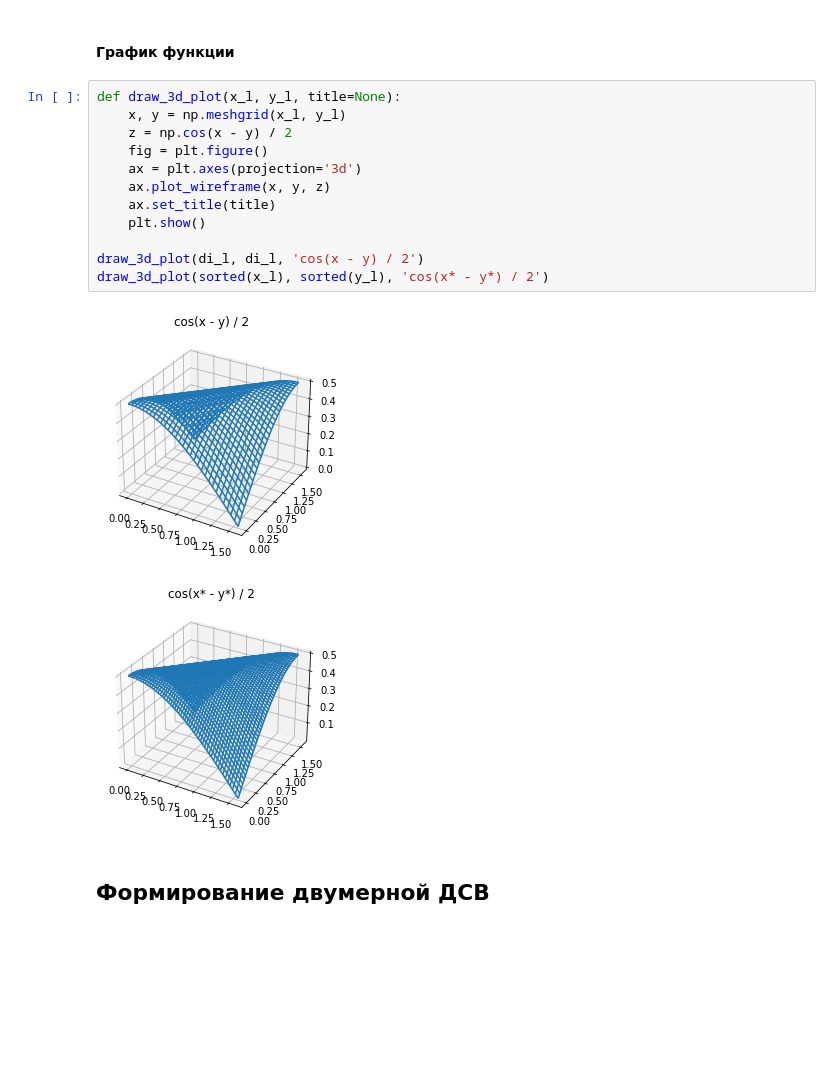
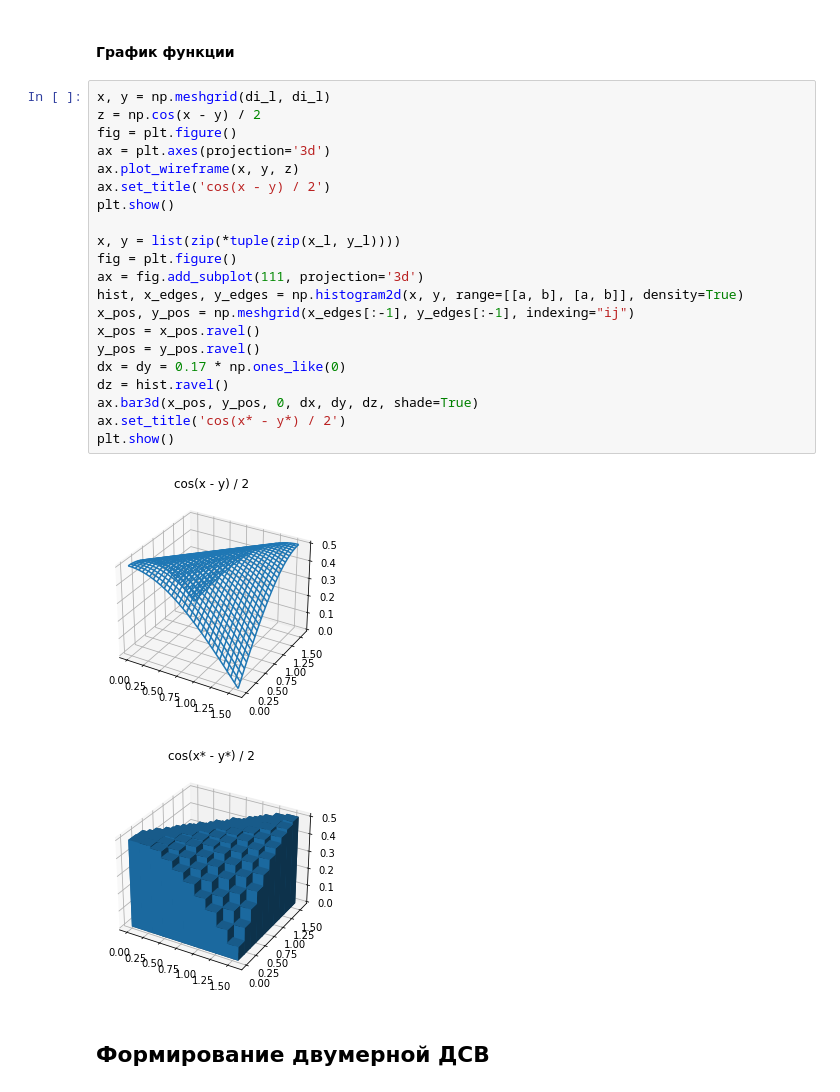
Before and after one commit to dtalkachou/MMod, a Jupyter notebook: lab2.ipynb, the cells around one changed output. Cells and saved outputs as stored; diff of their text form; blank space fills up the shorter version.

```diff
--- a/lab2.ipynb
+++ b/lab2.ipynb
@@ -95,20 +95,29 @@ plt.show()
 # %% [markdown]
 #### График функции
-# %%
-def draw_3d_plot(x_l, y_l, title=None):
-    x, y = np.meshgrid(x_l, y_l)
-    z = np.cos(x - y) / 2
-    fig = plt.figure()
-    ax = plt.axes(projection='3d')
-    ax.plot_wireframe(x, y, z)
-    ax.set_title(title)
-    plt.show()
-
-draw_3d_plot(di_l, di_l, 'cos(x - y) / 2')
-draw_3d_plot(sorted(x_l), sorted(y_l), 'cos(x* - y*) / 2')
-# %% [output]
-[figure, removed]
-[figure, removed]
+# %%
+x, y = np.meshgrid(di_l, di_l)
+z = np.cos(x - y) / 2
+fig = plt.figure()
+ax = plt.axes(projection='3d')
+ax.plot_wireframe(x, y, z)
+ax.set_title('cos(x - y) / 2')
+plt.show()
+
+x, y = list(zip(*tuple(zip(x_l, y_l))))
+fig = plt.figure()
+ax = fig.add_subplot(111, projection='3d')
+hist, x_edges, y_edges = np.histogram2d(x, y, range=[[a, b], [a, b]], density=True)
+x_pos, y_pos = np.meshgrid(x_edges[:-1], y_edges[:-1], indexing="ij")
+x_pos = x_pos.ravel()
+y_pos = y_pos.ravel()
+dx = dy = 0.17 * np.ones_like(0)
+dz = hist.ravel()
+ax.bar3d(x_pos, y_pos, 0, dx, dy, dz, shade=True)
+ax.set_title('cos(x* - y*) / 2')
+plt.show()
+# %% [output]
+[figure, added]
+[figure, added]
 # %% [markdown]
 ## Формирование двумерной ДСВ
 # %%
```
Also changed, not shown: parts of 5 cells of this notebook.
